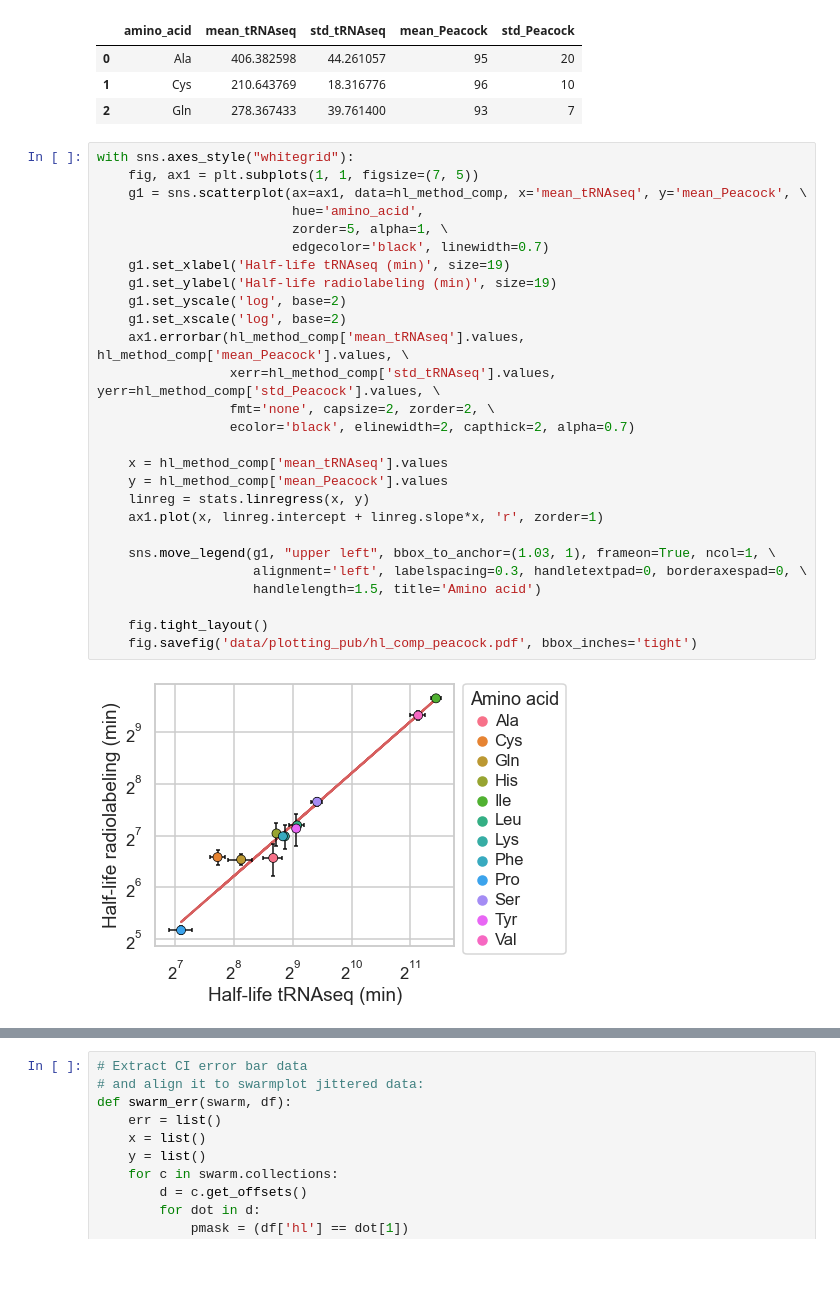
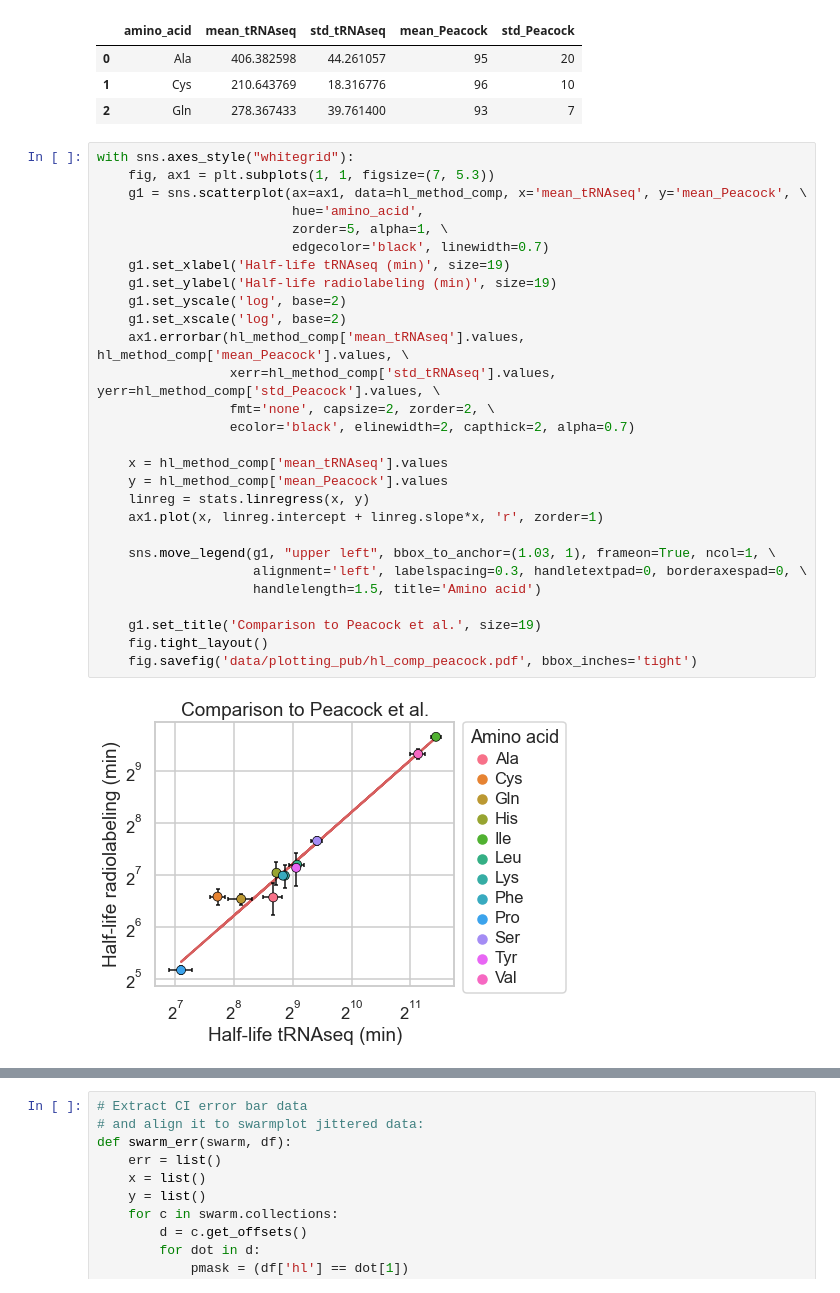
Before and after one commit to krdav/tRNA-charge-seq, a Jupyter notebook: projects/charge_half-life/infer_hl_pub.ipynb, the cells around one changed output, grey strips where cells are left out. Cells and saved outputs as stored; diff of their text form; blank space fills up the shorter version.

```diff
--- a/projects/charge_half-life/infer_hl_pub.ipynb
+++ b/projects/charge_half-life/infer_hl_pub.ipynb
@@ -1012,33 +1012,34 @@ hl_method_comp.head(3)
 | 2 | Gln | 278.367433 | 39.761400 | 93 | 7 |
 # %%
 with sns.axes_style("whitegrid"):
-    fig, ax1 = plt.subplots(1, 1, figsize=(7, 5))
+    fig, ax1 = plt.subplots(1, 1, figsize=(7, 5.3))
     g1 = sns.scatterplot(ax=ax1, data=hl_method_comp, x='mean_tRNAseq', y='mean_Peacock', \
                          hue='amino_acid',
                          zorder=5, alpha=1, \
                          edgecolor='black', linewidth=0.7)
     g1.set_xlabel('Half-life tRNAseq (min)', size=19)
     g1.set_ylabel('Half-life radiolabeling (min)', size=19)
     g1.set_yscale('log', base=2)
     g1.set_xscale('log', base=2)
     ax1.errorbar(hl_method_comp['mean_tRNAseq'].values, hl_method_comp['mean_Peacock'].values, \
                  xerr=hl_method_comp['std_tRNAseq'].values, yerr=hl_method_comp['std_Peacock'].values, \
                  fmt='none', capsize=2, zorder=2, \
                  ecolor='black', elinewidth=2, capthick=2, alpha=0.7)
 
     x = hl_method_comp['mean_tRNAseq'].values
     y = hl_method_comp['mean_Peacock'].values
     linreg = stats.linregress(x, y)
     ax1.plot(x, linreg.intercept + linreg.slope*x, 'r', zorder=1)
 
     sns.move_legend(g1, "upper left", bbox_to_anchor=(1.03, 1), frameon=True, ncol=1, \
                     alignment='left', labelspacing=0.3, handletextpad=0, borderaxespad=0, \
                     handlelength=1.5, title='Amino acid')
 
+    g1.set_title('Comparison to Peacock et al.', size=19)
     fig.tight_layout()
     fig.savefig('data/plotting_pub/hl_comp_peacock.pdf', bbox_inches='tight')
 # %% [output]
-[figure, old version]
+[figure, new version]
 # %%
 discrb_df = one_species_tab.groupby('amino_acid').agg({'discr_base': ','.join}).reset_index()
 discrb_df['discr_base_set'] = [set(s.split(',')) for s in discrb_df['discr_base']]
```
Also changed, not shown: parts of 7 cells of this notebook, 5 other files.
